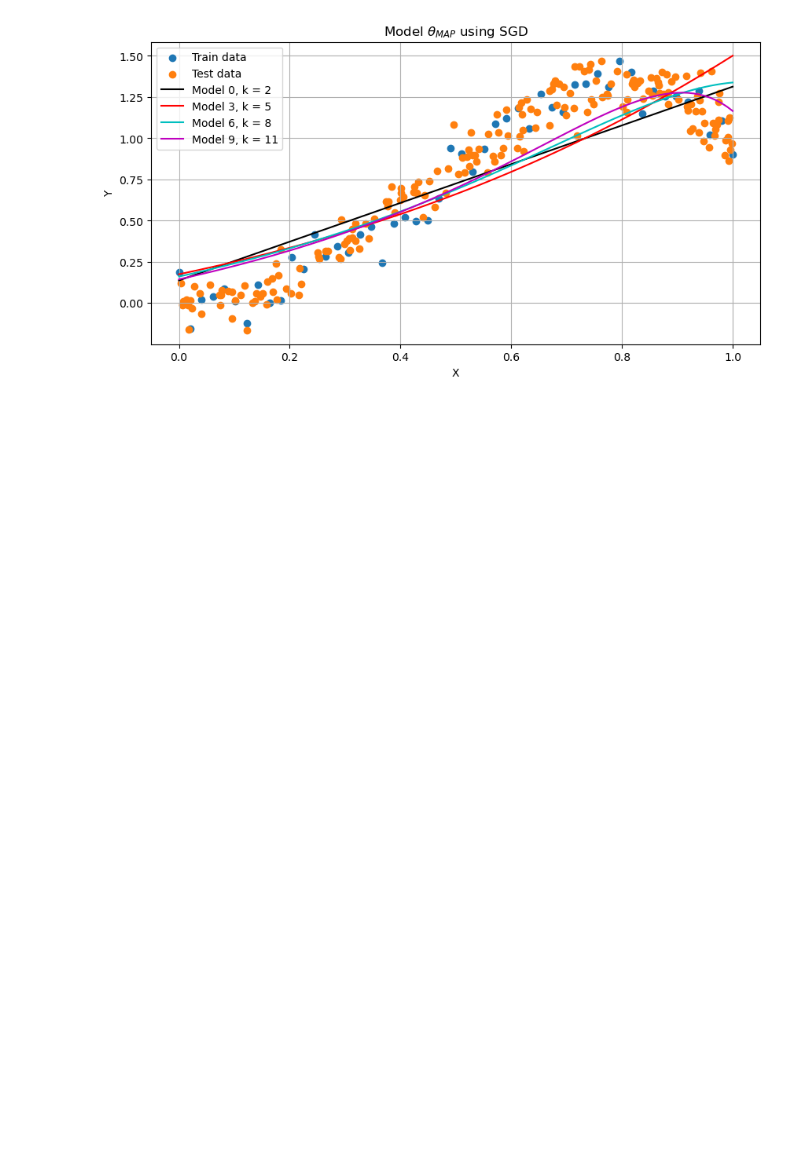
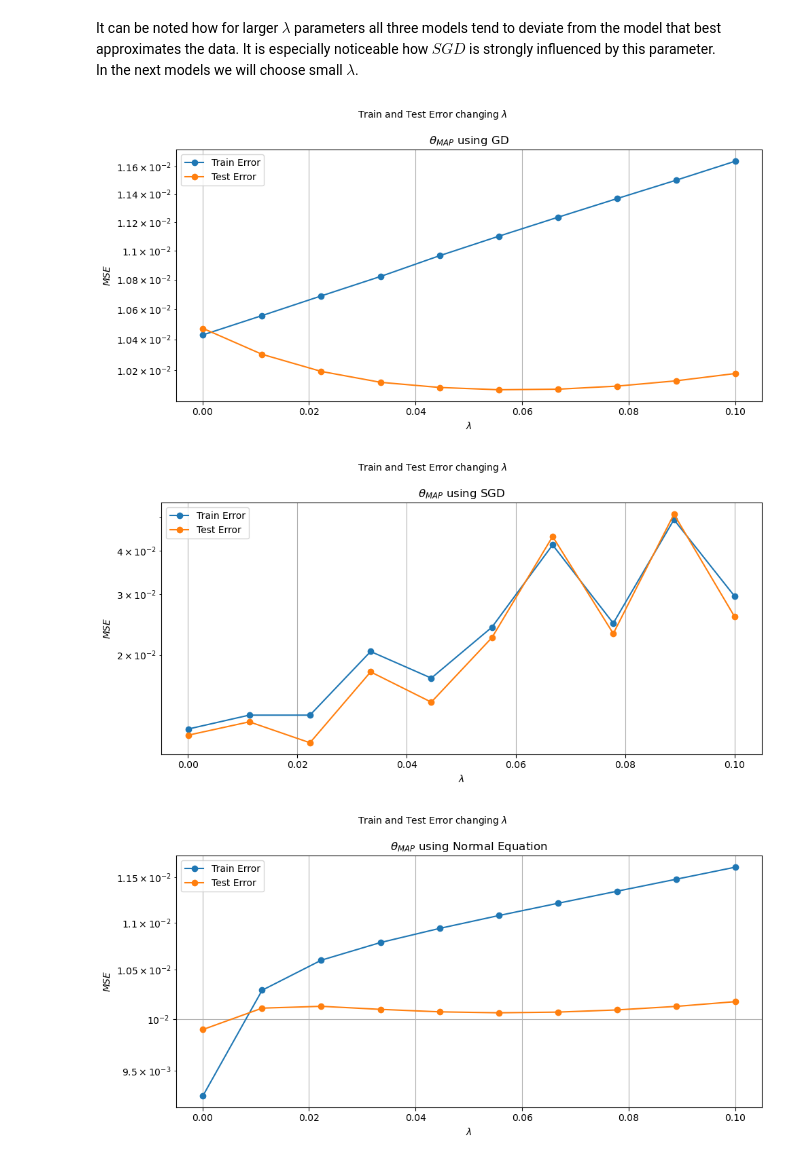
Before and after one commit to 26leonardo/homework_ssm_unibo, a Jupyter notebook: homework4.ipynb, the cells around one changed output. Drawn from its saved outputs; the diff is of its cells as text; code cells hidden in the pictures; blank space fills up the shorter version.

```diff
--- a/homework4.ipynb
+++ b/homework4.ipynb
@@ -120,13 +289,49 @@ plot_poly_regression(
-# %%
-alpha = 0.001
-# MAP SGD
-thetas_history_SGD_MAP, converging_kk_history_SGD_MAP = compute_weights(
-     'SGD', 'MAP', kk ,train_data, lam = lam,loss=loss_MAP,
-     grad_loss=grad_loss_MAP,batch_size = 50,
-     n_epochs=epoch_or_iter, alpha = alpha)
-# plot
-plot_poly_regression(
-    X_train, Y_train, X_test, Y_test, thetas_history_SGD_MAP,
-    title=titles_MAP[1])
-# %% [output]
-[figure, removed]
+# %% [markdown]
+It can be noted how for larger $\lambda$ parameters all three models tend to deviate from the model that best approximates the data. It is especially noticeable how $SGD$ is strongly influenced by this parameter.
+In the next models we will choose small $\lambda$.
+# %%
+# Generate 10 random values between 0.001 and 0.1
+lamds = np.sort(np.linspace(0.0001, 0.1, num=10))
+#-------------------------------------------------------------------------------------------
+# MAP GD
+#-------------------------------------------------------------------------------------------
+theta_histories_lambda = []
+for lam in lamds:
+    # MAP GD
+    thetas_history_GD_MAP, converging_kk_history_GD_MAP = compute_weights(
+        'GD', 'MAP', kk, train_data, lam = lam, loss=loss_MAP
+        , grad_loss=grad_loss_MAP, kmax=epoch_or_iter)
+    theta_histories_lambda.append(thetas_history_GD_MAP[-1])
+# plot
+plot_train_test_error_respect_to_lambda(X_train, Y_train, X_test,
+    Y_test, theta_histories_lambda, lamds, titles_MAP[0])
+#-------------------------------------------------------------------------------------------
+# MAP SGD
+#-------------------------------------------------------------------------------------------
+theta_histories_lambda = []
+for lam in lamds:
+    # MAP SGD
+    thetas_history_SGD_MAP, converging_kk_history_SGD_MAP = compute_weights(
+        'SGD', 'MAP', kk ,train_data, lam = lam,loss=loss_MAP,
+        grad_loss=grad_loss_MAP,batch_size = batch_size,
+        n_epochs=epoch_or_iter, alpha = alpha)
+    theta_histories_lambda.append(thetas_history_SGD_MAP[-1])
+# plot
+plot_train_test_error_respect_to_lambda(X_train, Y_train, X_test,
+    Y_test, theta_histories_lambda, lamds, titles_MAP[1])
+#-------------------------------------------------------------------------------------------
+# MAP Normal
+#-------------------------------------------------------------------------------------------
+theta_histories_lambda = []
+for lam in lamds:
+    # MAP Normal
+    thetas_history_norm_MAP, converging_kk_history = compute_weights(
+        'Normal', 'MAP', kk ,train_data, lam= lam)
+    theta_histories_lambda.append(thetas_history_norm_MAP[-1])
+# plot
+plot_train_test_error_respect_to_lambda(X_train, Y_train, X_test,
+    Y_test, theta_histories_lambda, lamds, titles_MAP[2])
+# %% [output]
+[figure, added]
+[figure, added]
+[figure, added]
```
Also changed, not shown: parts of 37 cells of this notebook, 2 other files.
